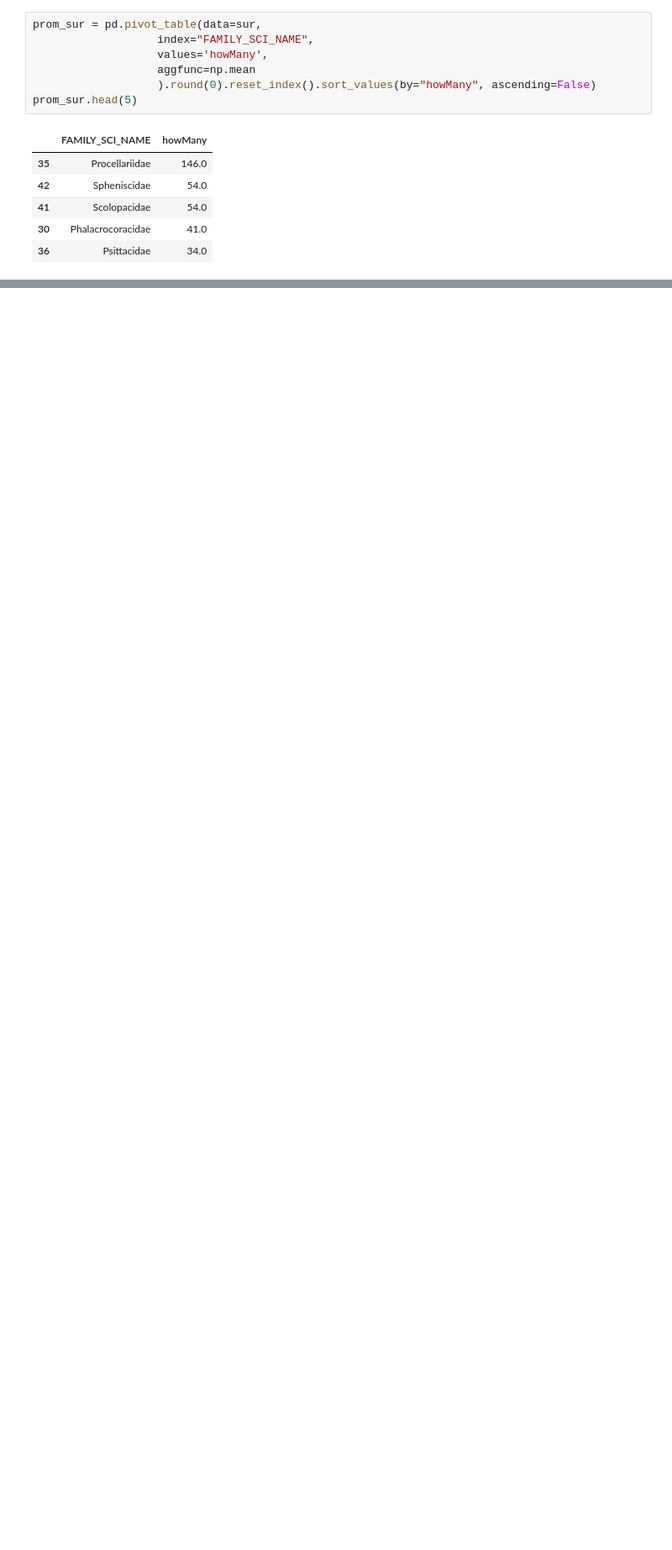
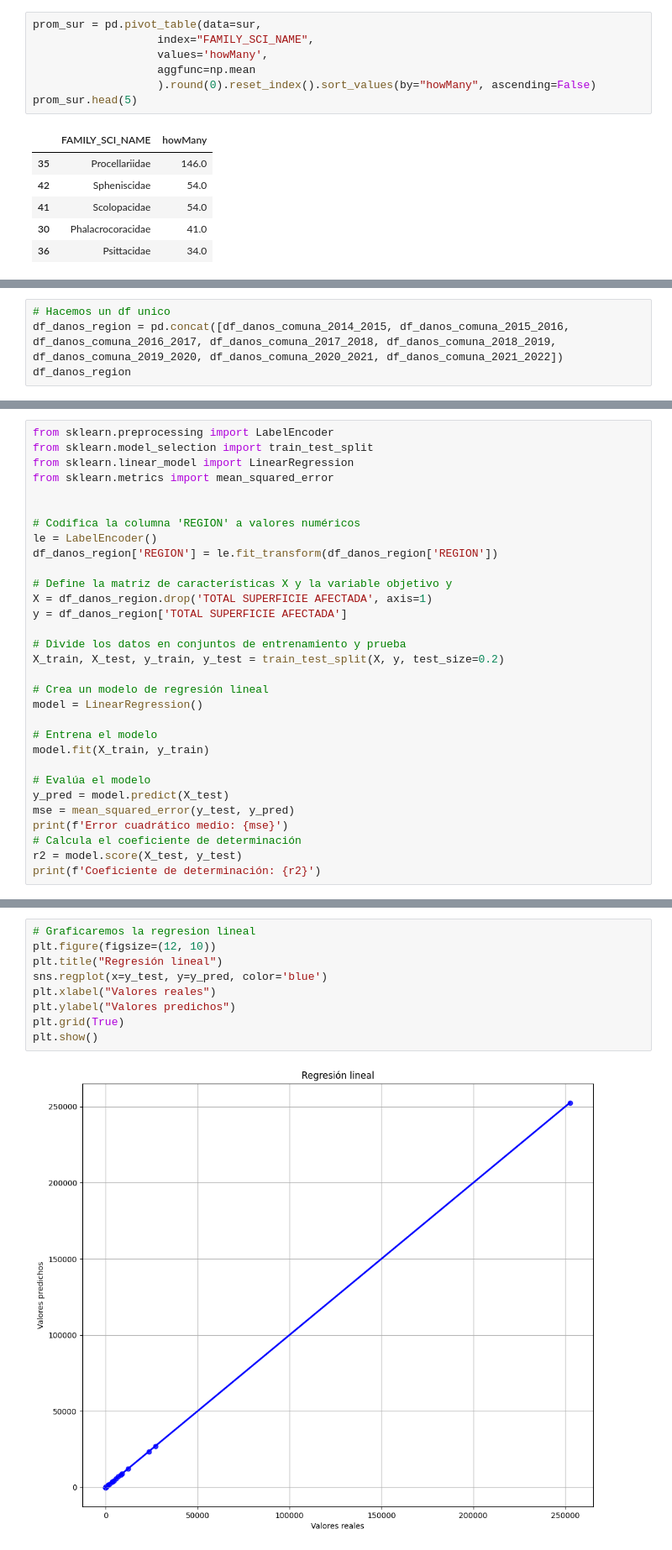
Before and after one commit to ymotomy/Proyecto-IMT2200, a Jupyter notebook: Proyecto2.ipynb, the cells around one changed output, grey strips where cells are left out. Shown at 84% size. Cells and saved outputs as stored; diff of their text form; blank space fills up the shorter version.

Commit message:
Proyecto2 Predict

```diff
--- a/Proyecto2.ipynb
+++ b/Proyecto2.ipynb
@@ -810,0 +990,4 @@ sns.heatmap(df_danos_comuna_2014_2015.corr(numeric_only=True), annot=True)
+# %%
+# Hacemos un df unico
+df_danos_region = pd.concat([df_danos_comuna_2014_2015, df_danos_comuna_2015_2016, df_danos_comuna_2016_2017, df_danos_comuna_2017_2018, df_danos_comuna_2018_2019, df_danos_comuna_2019_2020, df_danos_comuna_2020_2021, df_danos_comuna_2021_2022])
+df_danos_region
@@ -810,0 +1008,31 @@ sns.heatmap(df_danos_comuna_2014_2015.corr(numeric_only=True), annot=True)
+# %%
+from sklearn.preprocessing import LabelEncoder
+from sklearn.model_selection import train_test_split
+from sklearn.linear_model import LinearRegression
+from sklearn.metrics import mean_squared_error
+
+
+# Codifica la columna 'REGION' a valores numéricos
+le = LabelEncoder()
+df_danos_region['REGION'] = le.fit_transform(df_danos_region['REGION'])
+
+# Define la matriz de características X y la variable objetivo y
+X = df_danos_region.drop('TOTAL SUPERFICIE AFECTADA', axis=1)
+y = df_danos_region['TOTAL SUPERFICIE AFECTADA']
+
+# Divide los datos en conjuntos de entrenamiento y prueba
+X_train, X_test, y_train, y_test = train_test_split(X, y, test_size=0.2)
+
+# Crea un modelo de regresión lineal
+model = LinearRegression()
+
+# Entrena el modelo
+model.fit(X_train, y_train)
+
+# Evalúa el modelo
+y_pred = model.predict(X_test)
+mse = mean_squared_error(y_test, y_pred)
+print(f'Error cuadrático medio: {mse}')
+# Calcula el coeficiente de determinación
+r2 = model.score(X_test, y_test)
+print(f'Coeficiente de determinación: {r2}')
@@ -810,0 +1042,11 @@ sns.heatmap(df_danos_comuna_2014_2015.corr(numeric_only=True), annot=True)
+# %%
+# Graficaremos la regresion lineal
+plt.figure(figsize=(12, 10))
+plt.title("Regresión lineal")
+sns.regplot(x=y_test, y=y_pred, color='blue')
+plt.xlabel("Valores reales")
+plt.ylabel("Valores predichos")
+plt.grid(True)
+plt.show()
+# %% [output]
+[figure, added]
```
Also changed, not shown: parts of 18 cells of this notebook.
